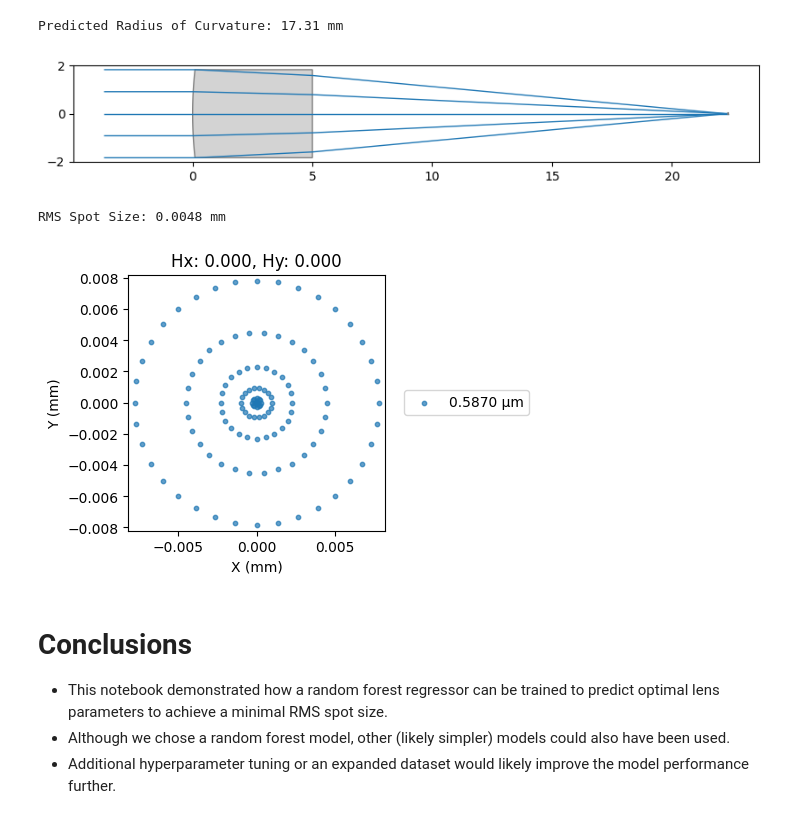
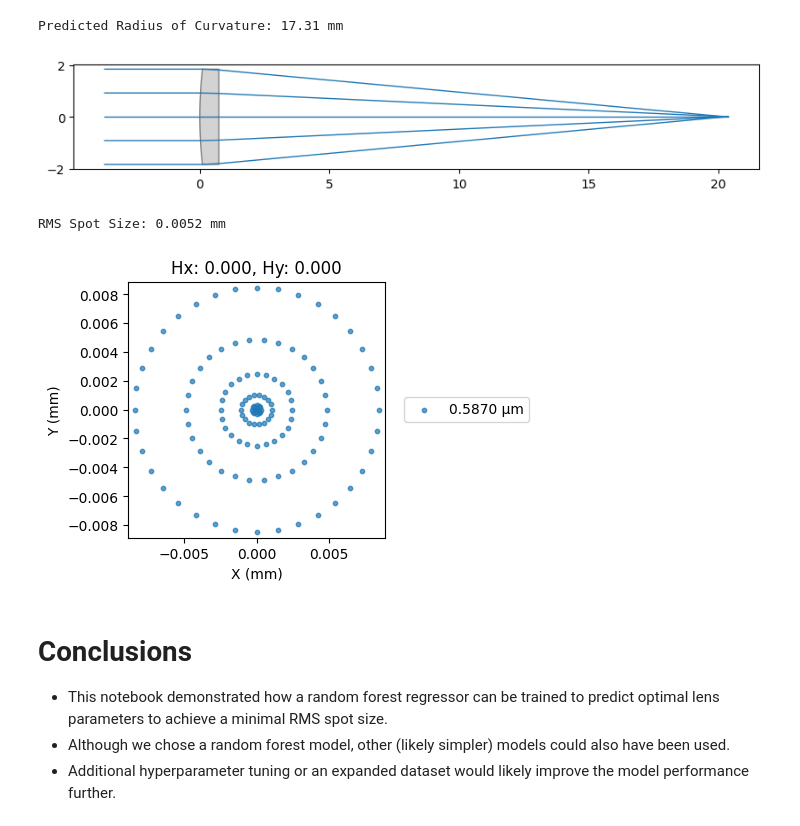
Before and after one commit to HarrisonKramer/LensAI, a Jupyter notebook: notebooks/Example_1/Singlet_RF_Model_RMS_Spot_Size.ipynb, the cells around one changed output. Saved outputs shown, nothing was run; the diff lists cells and outputs as text; code cells hidden in the pictures.

Commit message:
add final singlet RF model notebook

```diff
--- a/notebooks/Example_1/Singlet_RF_Model_RMS_Spot_Size.ipynb
+++ b/notebooks/Example_1/Singlet_RF_Model_RMS_Spot_Size.ipynb
@@ -37,24 +36,24 @@ class ConfigurableSinglet(optic.Optic):
 
     This class inherits from the `optic.Optic` class and allows for the creation
     of a singlet lens with configurable parameters: entrance pupil diameter (EPD),
-    refractive index (n), radius of curvature (R), and thickness.
+    refractive index (n), and radius of curvature (R). The lens thickness is fixed
+    at 1/5 of the entrance pupil diameter to maintain a reasonable aspect ratio.
 
     Attributes:
         epd (float): Entrance pupil diameter.
         n (float): Refractive index of the lens material.
         R (float): Radius of curvature of the lens.
-        thickness (float): Thickness of the lens.
     """
 
-    def __init__(self, epd, n, R, thickness):
+    def __init__(self, epd, n, R):
         super().__init__()
 
         mat = materials.IdealMaterial(n=n)
 
         # add surfaces
         self.add_surface(index=0, radius=np.inf, thickness=np.inf)
-        self.add_surface(index=1, radius=R, thickness=thickness, is_stop=True, material=mat)
-        self.add_surface(index=2, radius=np.inf, thickness=thickness)
+        self.add_surface(index=1, radius=R, thickness=epd/5, is_stop=True, material=mat)
+        self.add_surface(index=2, radius=np.inf, thickness=15)
         self.add_surface(index=3)
 
         # add aperture
@@ -74,7 +73,7 @@ class ConfigurableSinglet(optic.Optic):
 
 This is an example of one possible lens configuration.
 # %%
-lens = ConfigurableSinglet(epd=25, n=1.5, R=25, thickness=5)
+lens = ConfigurableSinglet(epd=25, n=1.5, R=25)
 lens.draw(num_rays=5)
 # %% [output]
 [figure]
@@ -105,7 +104,7 @@ def optimize_lens(lens):
     # Add target for RMS spot size - use on-axis field and a hexapolar distribution
     # Surface number is set to -1 to indicate the image plane
     input_data = {'optic': lens, 'surface_number': -1, 'Hx': 0, 'Hy': 0, 'num_rays': 5, 'wavelength': 0.587, 'distribution': 'hexapolar'}
-    problem.add_operand(operand_type='rms_spot_size', target=0, weight=5, input_data=input_data)
+    problem.add_operand(operand_type='rms_spot_size', target=0, weight=10, input_data=input_data)
 
     # Add target for focal length
     problem.add_operand(operand_type='f2', target=20, weight=1, input_data={'optic': lens})
@@ -147,7 +146,7 @@ Run optimization for 2500 systems. This takes 2-3 minutes on the author's machin
 # %%
 for k, row in tqdm(df.iterrows(), total=len(df)):
     # Generate starting lens
-    lens = ConfigurableSinglet(epd=row['EPD'], n=row['n'], R=15, thickness=5)
+    lens = ConfigurableSinglet(epd=row['EPD'], n=row['n'], R=15)
 
     # Optimize lens
     lens, rms_spot_size, f_opt = optimize_lens(lens)
@@ -251,19 +250,19 @@ print(f'Predicted Radius of Curvature: {prediction[0]:.2f} mm')
 # %% [output]
 Predicted Radius of Curvature: 17.31 mm
 # %%
-lens = ConfigurableSinglet(epd=20/5.45, n=1.864, R=prediction[0], thickness=5)
+lens = ConfigurableSinglet(epd=20/5.45, n=1.864, R=prediction[0])
 lens.draw(num_rays=5)
 # %% [output]
-[figure, old version]
+[figure, new version]
 # %%
 spot = analysis.SpotDiagram(lens)
 print(f'RMS Spot Size: {spot.rms_spot_radius()[0][0]:.4f} mm')  # field index 0 and wavelength index 0
 # %% [output]
-RMS Spot Size: 0.0048 mm
+RMS Spot Size: 0.0052 mm
 # %%
 spot.view()
 # %% [output]
-[figure, old version]
+[figure, new version]
 # %% [markdown]
 # Conclusions
 
```
Also changed, not shown: parts of 6 cells of this notebook.
